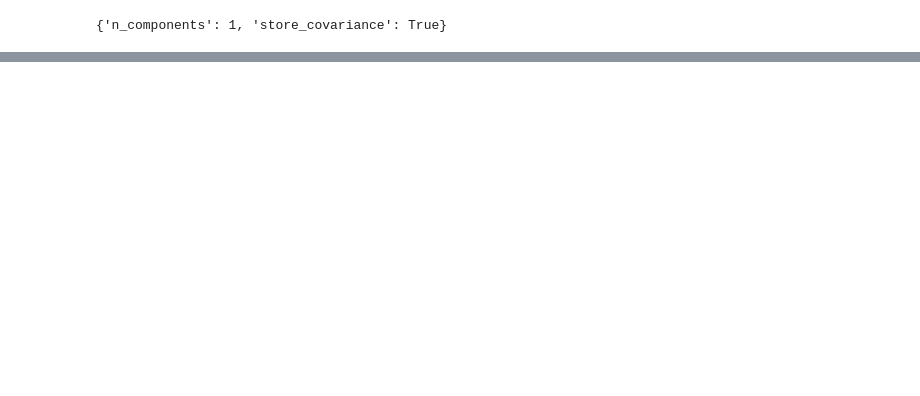
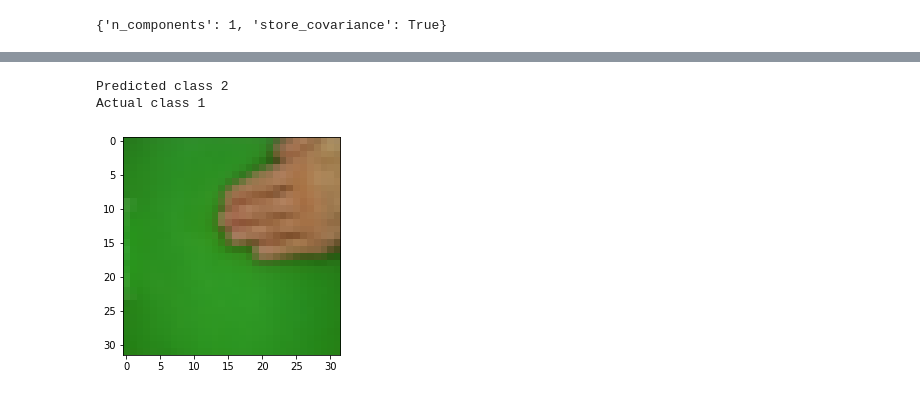
Before and after one commit to YiteWang/STAT542Group10, a Jupyter notebook: RPS_LDA.ipynb, the cells around one changed output, grey strips where cells are left out. Saved outputs shown, nothing was run; the diff lists cells and outputs as text; code cells hidden in the pictures; blank space fills up the shorter version.

```diff
--- a/RPS_LDA.ipynb
+++ b/RPS_LDA.ipynb
@@ -327,0 +785,8 @@ weighted avg       0.37      0.37      0.37       329
+# %%
+plt.imshow(np.reshape(np.array(x_test.T[159]), (32, 32, 3 )))
+print("Predicted class",y_pred_test[159])
+print("Actual class",y_test[159])
+# %% [output]
+Predicted class 2
+Actual class 1
+[figure, added]
```
Also changed, not shown: parts of 44 cells of this notebook, 1 other file.
